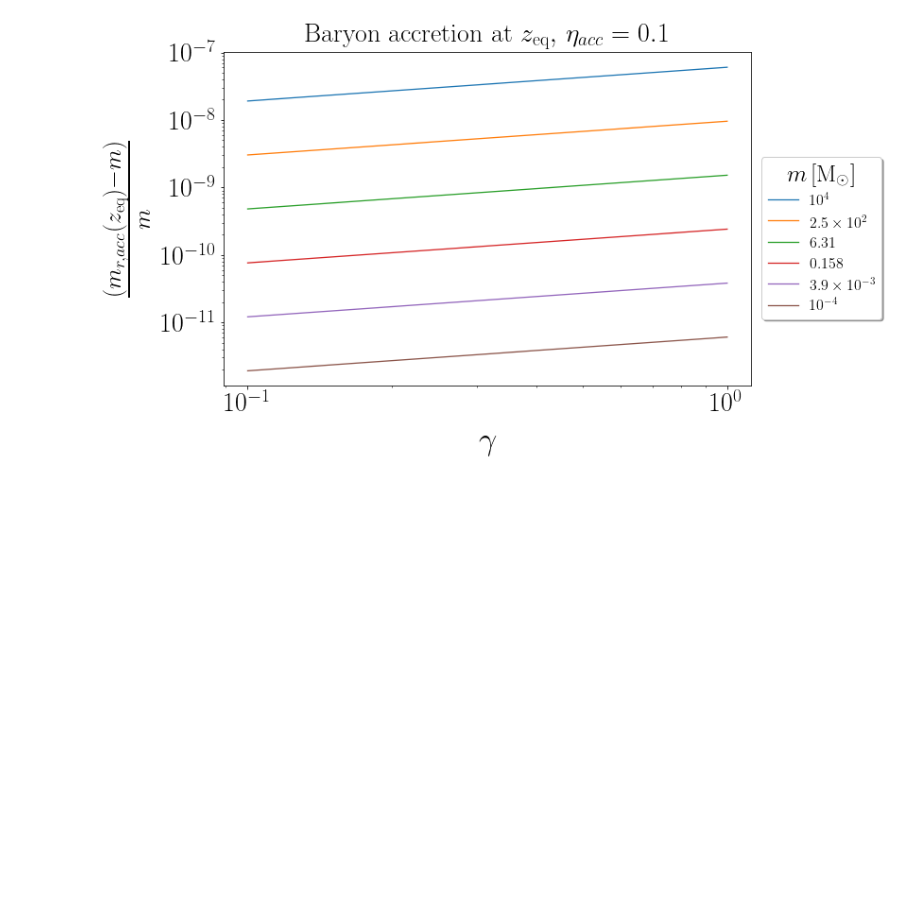
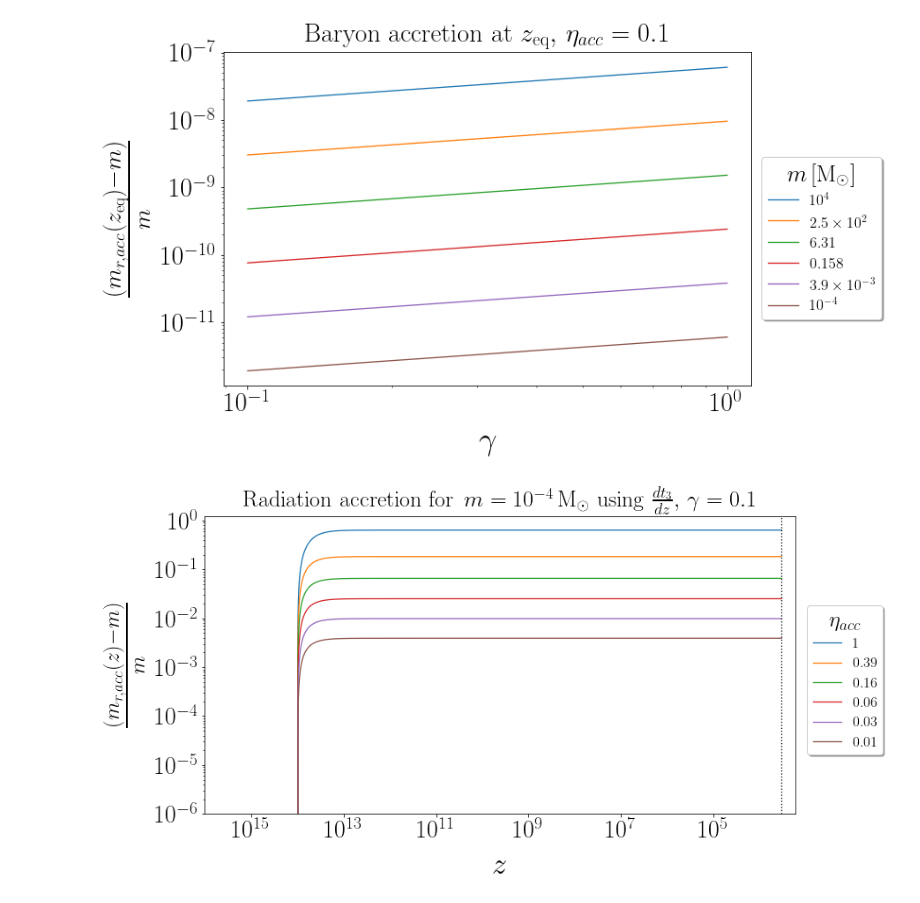
Before and after one commit to pratibhajangra591/project-2, a Jupyter notebook: accretion.ipynb, the cells around one changed output. Saved outputs shown, nothing was run; the diff lists cells and outputs as text; code cells hidden in the pictures; blank space fills up the shorter version.

```diff
--- a/accretion.ipynb
+++ b/accretion.ipynb
@@ -840,3 +737,48 @@ plt.savefig('bacceq_t3_frac.pdf', bbox_inches = 'tight')
 plt.show()
 # %% [output]
 [figure]
+# %%
+#Accretion of radiation around the PBH in radiation domination
+# for different values of η_acc.
+# as per ρ = ρ_r0 (1 + z)⁴ up to z_eq.
+# v = c_s
+# Using dt/dz as per t_3 = np.sqrt(3/(4 * np.pi * G * ρ_eq)) * ((2/3) * (s-2) * np.sqrt(s+1) + (4/3))
+# with s = a/a_eq
+
+
+
+
+
+fig, ax = plt.subplots(1, figsize = (12, 6.2))
+colors = ['C0', 'C1','C2','C3','C4', 'C5']
+
+η_acc = np.geomspace(1, 0.01, 6)
+
+for i, (η_acc, color) in enumerate(zip(η_acc, colors)):
+    m = m_1_list[-1]
+    m*= M_solar
+    γ = 0.2
+    z_i = z_pbh(m,  γ)
+    z = np.geomspace(z_i, z_eq, 100000)
+    ax.loglog(z, (m_racc_t3(γ , m, z)- m)/m , color = color)
+
+
+plt.axvline(x = z_eq,  color = 'k',  linestyle = ':')
+
+plt.rc('lines', linewidth = 1.3)
+plt.xticks(fontsize = 28)
+plt.yticks(fontsize = 28)
+plt.xlabel('$z$',fontsize = 34.5, labelpad = 12)
+plt.ylabel(r'$\frac{(m_{r, acc}(z) - m)}{m} $',fontsize = 34.5, labelpad = 12)
+plt.legend(['$1$', '$0.39$',
+            '$0.16$', '$0.06$', '$0.03$', '$0.01$'],
+           prop = {'size':16}, loc = (1.02, 0.2), shadow = True,
+           title = '$\eta_{acc}$' ,
+           title_fontsize = 25, facecolor = 'white', fontsize = 65)
+plt.xlim(1e16, 0.5*z_eq)
+#plt.ylim(1e-5, 0.1)
+plt.title(r'Radiation accretion for $\,m = 10^{-4}\,\mathrm{M_{\odot}}$ using $\frac{dt_{3}}{dz}, \, \gamma = 0.1$', fontsize = 26, pad = 11)
+plt.savefig('η_racc.pdf', bbox_inches = 'tight')
+plt.show()
+# %% [output]
+[figure, added]
```
Also changed, not shown: parts of 14 cells of this notebook.
